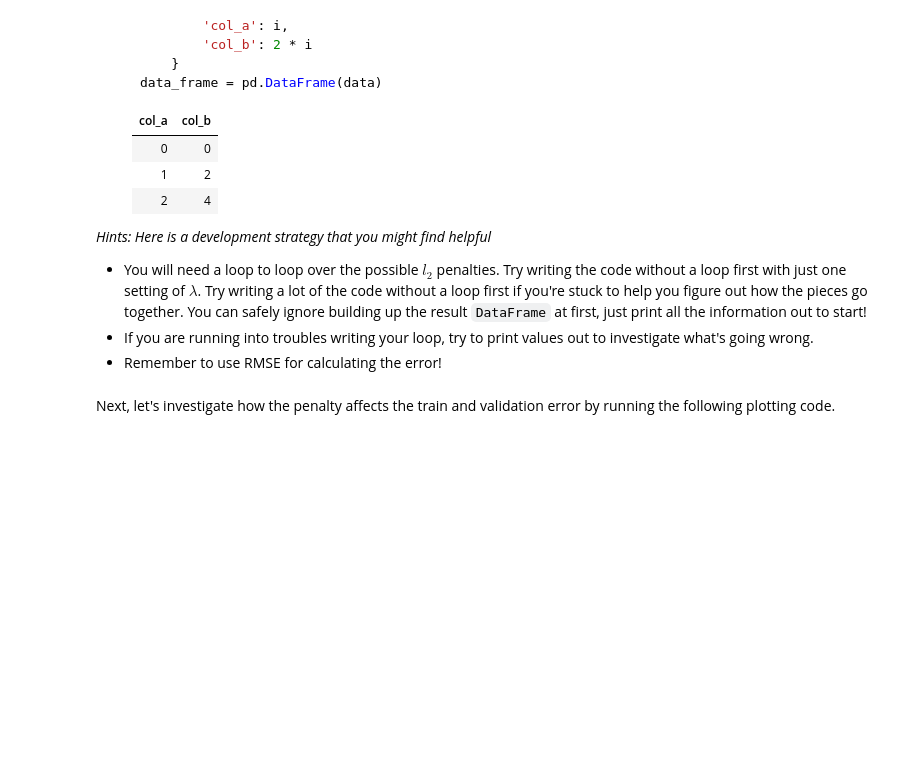
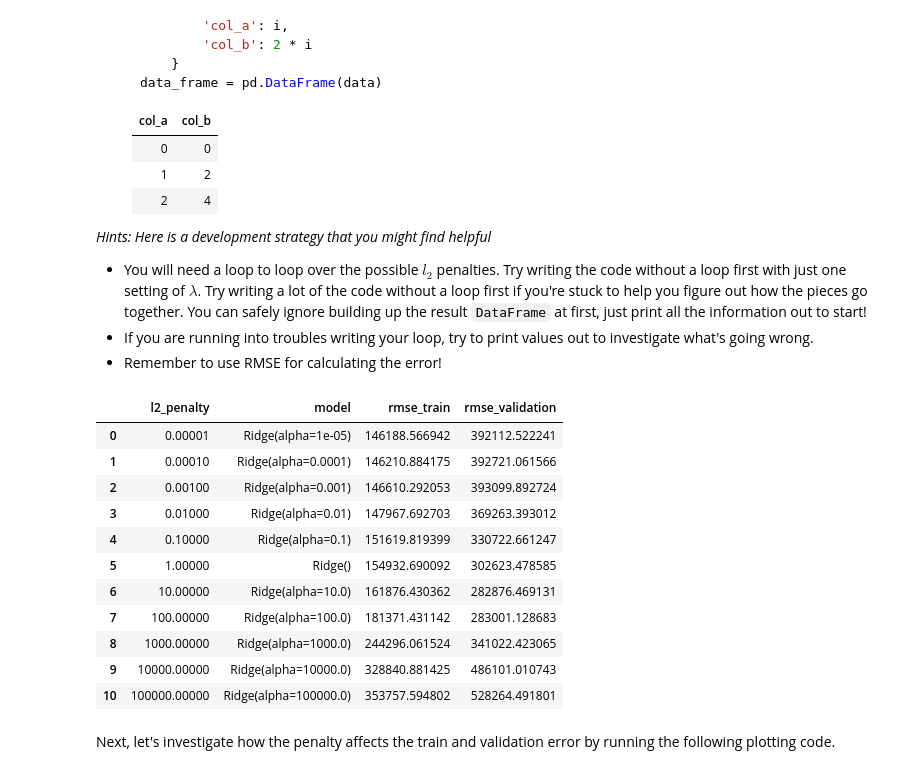
Before and after one commit to VerisimilitudeX/pathologyandprotein, a Jupyter notebook: Module 1/Homework 1/hw1_scaffold.ipynb, the cells around one changed output. Saved outputs shown, nothing was run; the diff lists cells and outputs as text; code cells hidden in the pictures; blank space fills up the shorter version.

```diff
--- a/Module 1/Homework 1/hw1_scaffold.ipynb
+++ b/Module 1/Homework 1/hw1_scaffold.ipynb
@@ -83,11 +92,11 @@ for feature_name in selected_inputs:
 
     # TODO compute the square of the column feature_name, add it to sales as a
     # new column, squared_feature_name
-
+    sales[squared_feature_name] = sales[feature_name] ** 2
 
     # TODO compute the sqrt of the column feature_name, add it to sales as a
     # new column, sqrt_feature_name
-
+    sales[sqrt_feature_name] = sales[feature_name] ** (1/2)
 
     # Add the feature names to all_features
     all_features.extend([feature_name, squared_feature_name, sqrt_feature_name])
@@ -126,10 +143,12 @@ So in the next cell, you should standardize the data in train, validation, and t
 from sklearn.preprocessing import StandardScaler
 
 # TODO preprocess the training, validation, and test data
+scaler = StandardScaler()
+scaler.fit(sales_train)
 
-sales_train_standardized = None
-sales_validation_standardized = None
-sales_test_standardized = None
+sales_train_standardized = scaler.transform(sales_train)
+sales_validation_standardized = scaler.transform(sales_validation)
+sales_test_standardized = scaler.transform(sales_test)
 # %% [markdown]
 # Linear Regression
 ## Q3) Linear Regression Baseline
@@ -142,6 +161,9 @@ from sklearn.linear_model import LinearRegression
 from sklearn.metrics import mean_squared_error
 
 # TODO Train a linear regression model
+linear = LinearRegression()
 
-rmse_test_unregularized = None
+linear.fit(sales_train_standardized, price_train)
+
+rmse_test_unregularized = mean_squared_error(linear.predict(sales_test_standardized), price_test, squared=False)
 print("Test RMSE", rmse_test_unregularized)
@@ -193,15 +217,40 @@ For this part of the assignment, you will be writing code to find the optimal se
 # %%
 ### edTest(test_ridge) ###
 
 from sklearn.linear_model import Ridge
 
 l2_lambdas = np.logspace(-5, 5, 11, base = 10)
 
 # TODO Implement code to evaluate Ridge Regression with various l2 Penalties
 # Note that Ridge uses "alpha" to refer to the variable we have been calling "lambda"
 
-ridge_data = None
+data = []
+for i in range(len(l2_lambdas)):
+    ridge_model = Ridge(alpha=l2_lambdas[i])
+    ridge_model.fit(sales_train_standardized, price_train)
+
+    data.append({
+        'l2_penalty': l2_lambdas[i],
+        'model': ridge_model,
+        'rmse_train': mean_squared_error(ridge_model.predict(sales_train_standardized), price_train, squared=False),
+        'rmse_validation': mean_squared_error(ridge_model.predict(sales_validation_standardized), price_validation, squared=False)
+    })
+ridge_data = pd.DataFrame(data)
+
 ridge_data
+# %% [output]
+|  | l2_penalty | model | rmse_train | rmse_validation |
+| 0 | 0.00001 | Ridge(alpha=1e-05) | 146188.566942 | 392112.522241 |
+| 1 | 0.00010 | Ridge(alpha=0.0001) | 146210.884175 | 392721.061566 |
+| 2 | 0.00100 | Ridge(alpha=0.001) | 146610.292053 | 393099.892724 |
+| 3 | 0.01000 | Ridge(alpha=0.01) | 147967.692703 | 369263.393012 |
+| 4 | 0.10000 | Ridge(alpha=0.1) | 151619.819399 | 330722.661247 |
+| 5 | 1.00000 | Ridge() | 154932.690092 | 302623.478585 |
+| 6 | 10.00000 | Ridge(alpha=10.0) | 161876.430362 | 282876.469131 |
+| 7 | 100.00000 | Ridge(alpha=100.0) | 181371.431142 | 283001.128683 |
+| 8 | 1000.00000 | Ridge(alpha=1000.0) | 244296.061524 | 341022.423065 |
+| 9 | 10000.00000 | Ridge(alpha=10000.0) | 328840.881425 | 486101.010743 |
+| 10 | 100000.00000 | Ridge(alpha=100000.0) | 353757.594802 | 528264.491801 |
 # %% [markdown]
 Next, let's investigate how the penalty affects the train and validation error by running the following plotting code.
 # %%
```
Also changed, not shown: parts of 10 cells of this notebook.
